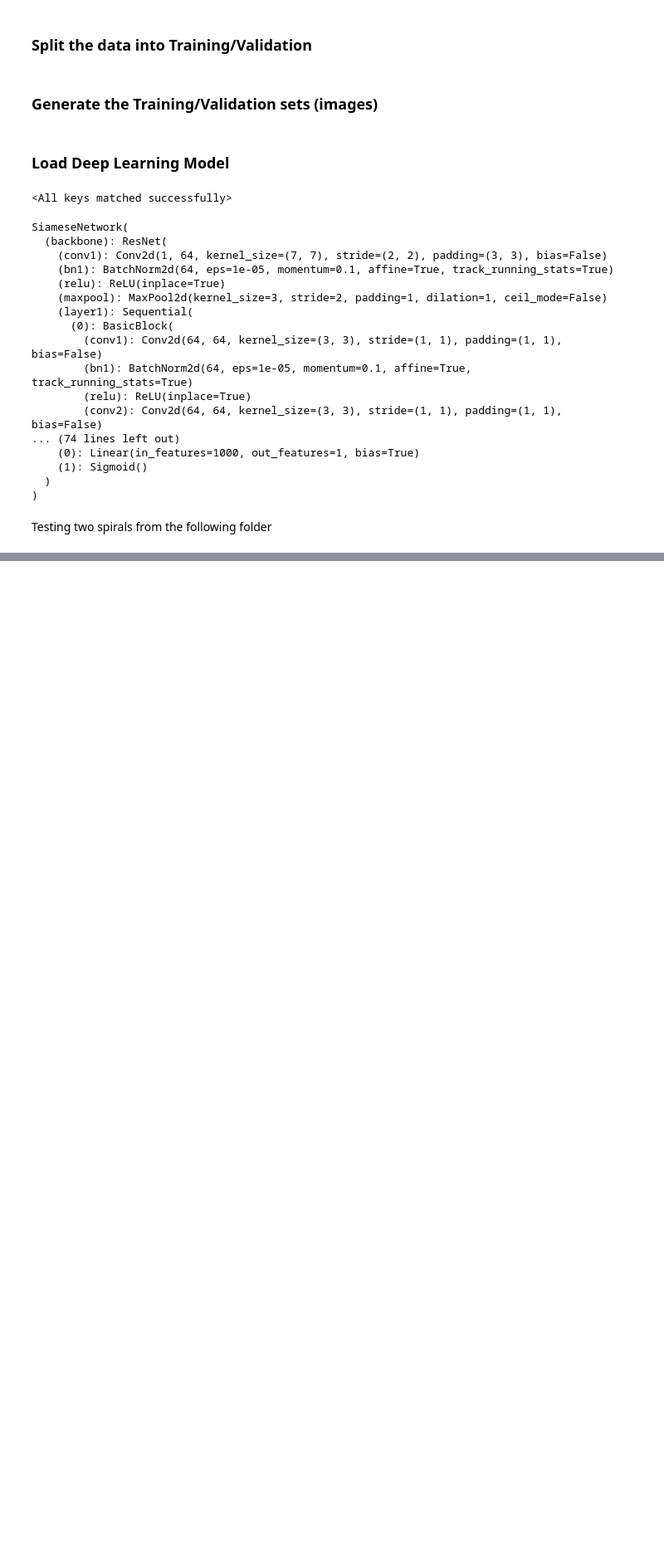
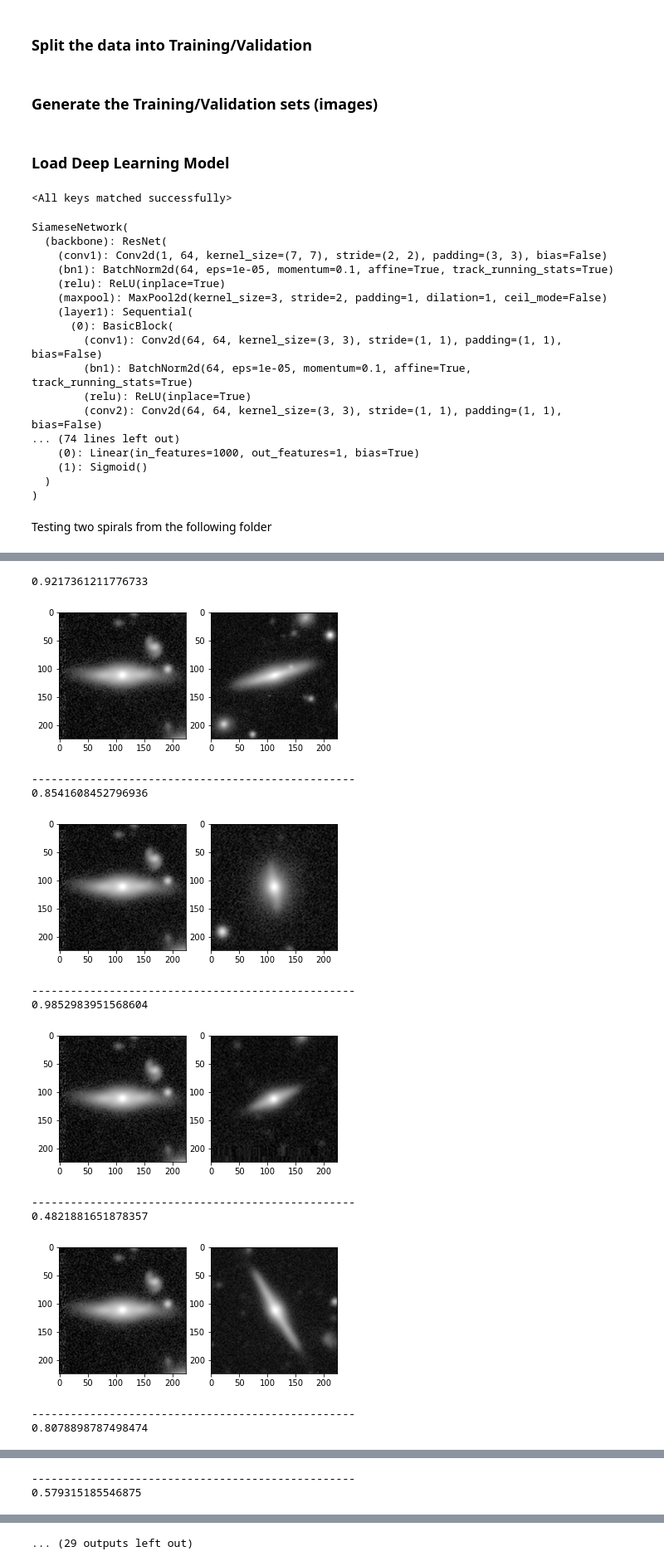
Before and after one commit to Harry45/GAZFEW, a Jupyter notebook: decals.ipynb, the cells around one changed output, grey strips where cells are left out. Shown at 83% size. Drawn from its saved outputs; the diff is of its cells as text; code cells hidden in the pictures; blank space fills up the shorter version.

```diff
--- a/decals.ipynb
+++ b/decals.ipynb
@@ -126,0 +137,7 @@ model(image1_t.unsqueeze(1), image2_t.unsqueeze(1)).item()
+# %%
+conditions_merging = {'merging_merger': 20, 'merging_merger_fraction': 0.75}
+
+conditions_bulge_round = {'edge-on-bulge_rounded': 20, 'edge-on-bulge_rounded_fraction' : 0.75}
+# %%
+test = sp.filtering(df_5, conditions_bulge_round)
+# test = sp.filtering(df_5, conditions_merging)
@@ -126,0 +150,34 @@ model(image1_t.unsqueeze(1), image2_t.unsqueeze(1)).item()
+# %%
+pil, arr = ui.load_image_full(st.decals + '/' + test.png_loc.iloc[100])
+# %%
+image1_t = transformation(pil).float()
+# %%
+for im in test.png_loc.iloc[0:20].values:
+    pil2, arr2 = ui.load_image_full(st.decals + '/' + im)
+    image2_t = transformation(pil2).float()
+
+    print(model(image1_t.unsqueeze(1), image2_t.unsqueeze(1)).item())
+
+    plt.figure()
+    plt.subplot(121)
+    plt.imshow(image1_t[0].numpy(), cmap='gray')
+
+    plt.subplot(122)
+    plt.imshow(image2_t[0].numpy(), cmap='gray')
+    plt.show()
+
+    print('-'*50)
+# %% [output]
+0.9217361211776733
+[figure, added]
+--------------------------------------------------
+0.8541608452796936
+[figure, added]
+--------------------------------------------------
+0.9852983951568604
+[figure, added]
+--------------------------------------------------
+0.4821881651878357
+[figure, added]
+--------------------------------------------------
+0.8078898787498474
@@ -126,0 +185,2 @@ model(image1_t.unsqueeze(1), image2_t.unsqueeze(1)).item()
+--------------------------------------------------
+0.579315185546875
@@ -126,0 +188 @@ model(image1_t.unsqueeze(1), image2_t.unsqueeze(1)).item()
+... (29 outputs left out)
```
Also changed, not shown: parts of 10 cells of this notebook.
